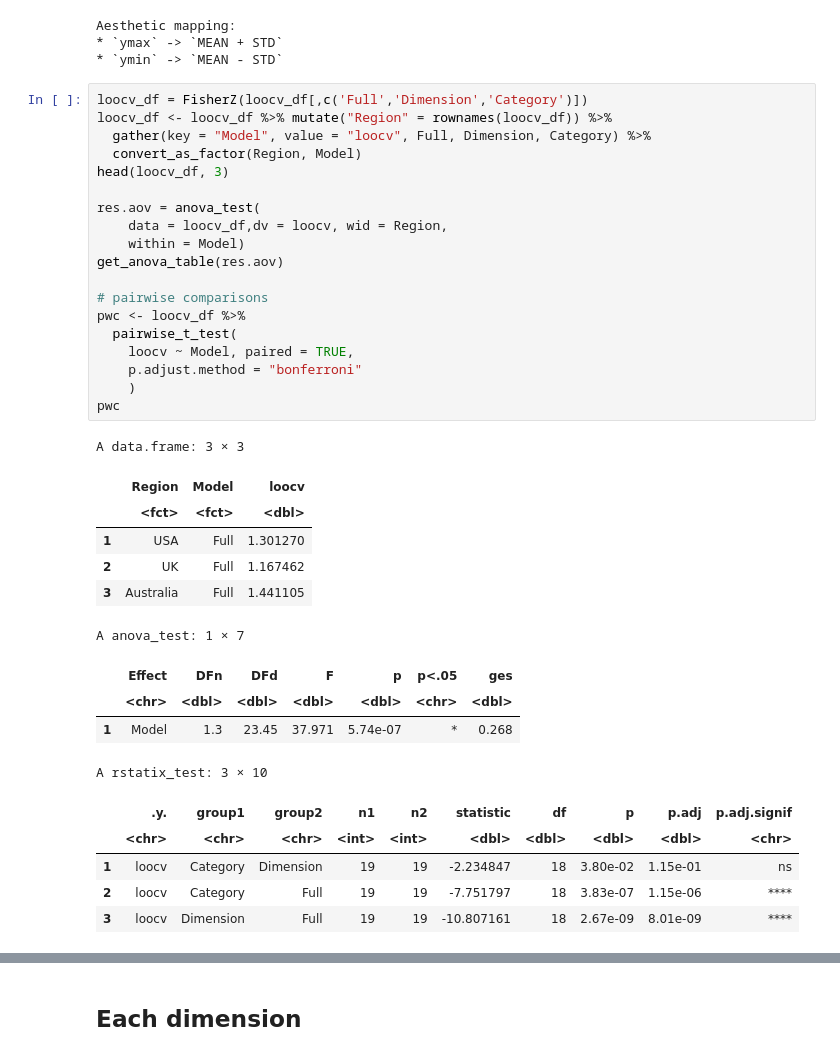
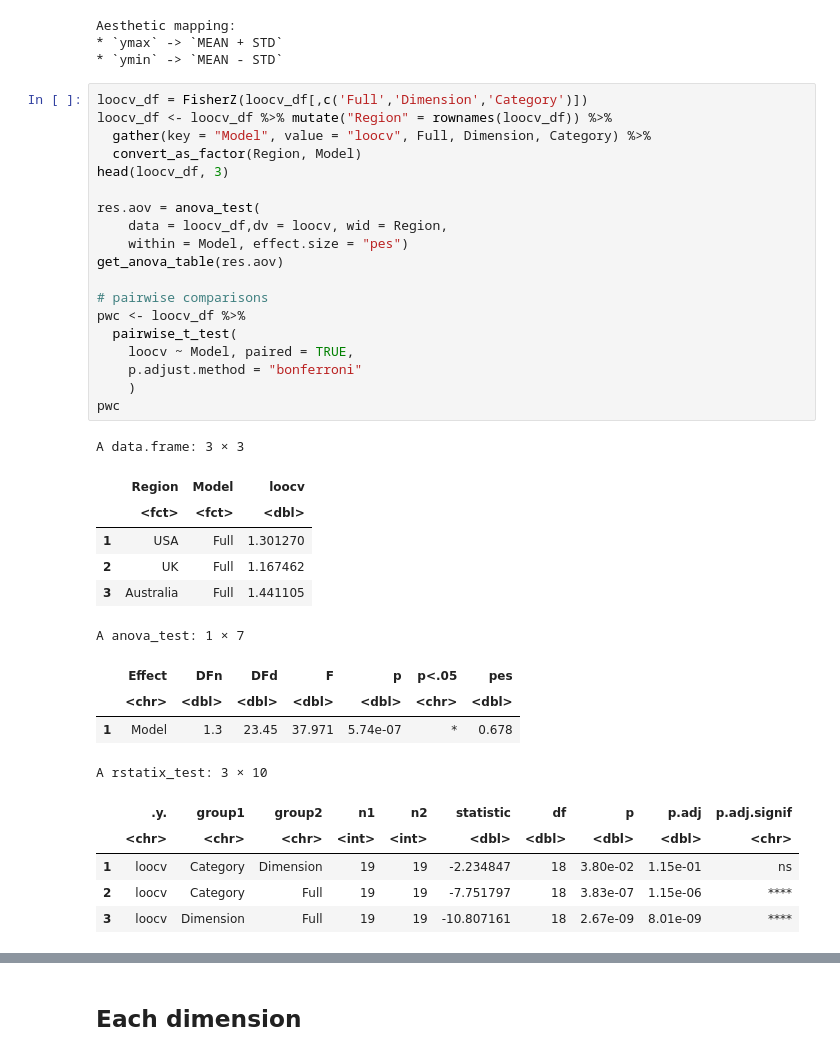
Before and after one commit to BNU-Wang-MSN-Lab/FAVEE-HPP, a Jupyter notebook: Study2/RSA_Regression/LOOCV_Models.ipynb, the cells around one changed output, grey strips where cells are left out. Cells and saved outputs as stored; diff of their text form.

```diff
--- a/Study2/RSA_Regression/LOOCV_Models.ipynb
+++ b/Study2/RSA_Regression/LOOCV_Models.ipynb
@@ -268,33 +269,33 @@ Aesthetic mapping:
 # %%
 loocv_df = FisherZ(loocv_df[,c('Full','Dimension','Category')])
 loocv_df <- loocv_df %>% mutate("Region" = rownames(loocv_df)) %>%
   gather(key = "Model", value = "loocv", Full, Dimension, Category) %>%
   convert_as_factor(Region, Model)
 head(loocv_df, 3)
 
 res.aov = anova_test(
     data = loocv_df,dv = loocv, wid = Region,
-    within = Model)
+    within = Model, effect.size = "pes")
 get_anova_table(res.aov)
 
 # pairwise comparisons
 pwc <- loocv_df %>%
   pairwise_t_test(
     loocv ~ Model, paired = TRUE,
     p.adjust.method = "bonferroni"
     )
 pwc
 # %% [output]
 A data.frame: 3 × 3
 |  | Region | Model | loocv |
 |  | <fct> | <fct> | <dbl> |
 | 1 | USA | Full | 1.301270 |
 | 2 | UK | Full | 1.167462 |
 | 3 | Australia | Full | 1.441105 |
 A anova_test: 1 × 7
-|  | Effect | DFn | DFd | F | p | p<.05 | ges |
+|  | Effect | DFn | DFd | F | p | p<.05 | pes |
 |  | <chr> | <dbl> | <dbl> | <dbl> | <dbl> | <chr> | <dbl> |
-| 1 | Model | 1.3 | 23.45 | 37.971 | 5.74e-07 | * | 0.268 |
+| 1 | Model | 1.3 | 23.45 | 37.971 | 5.74e-07 | * | 0.678 |
 A rstatix_test: 3 × 10
 |  | .y. | group1 | group2 | n1 | n2 | statistic | df | p | p.adj | p.adj.signif |
 |  | <chr> | <chr> | <chr> | <int> | <int> | <dbl> | <dbl> | <dbl> | <dbl> | <chr> |
```
Also changed, not shown: parts of 6 cells of this notebook, 1 other file.
